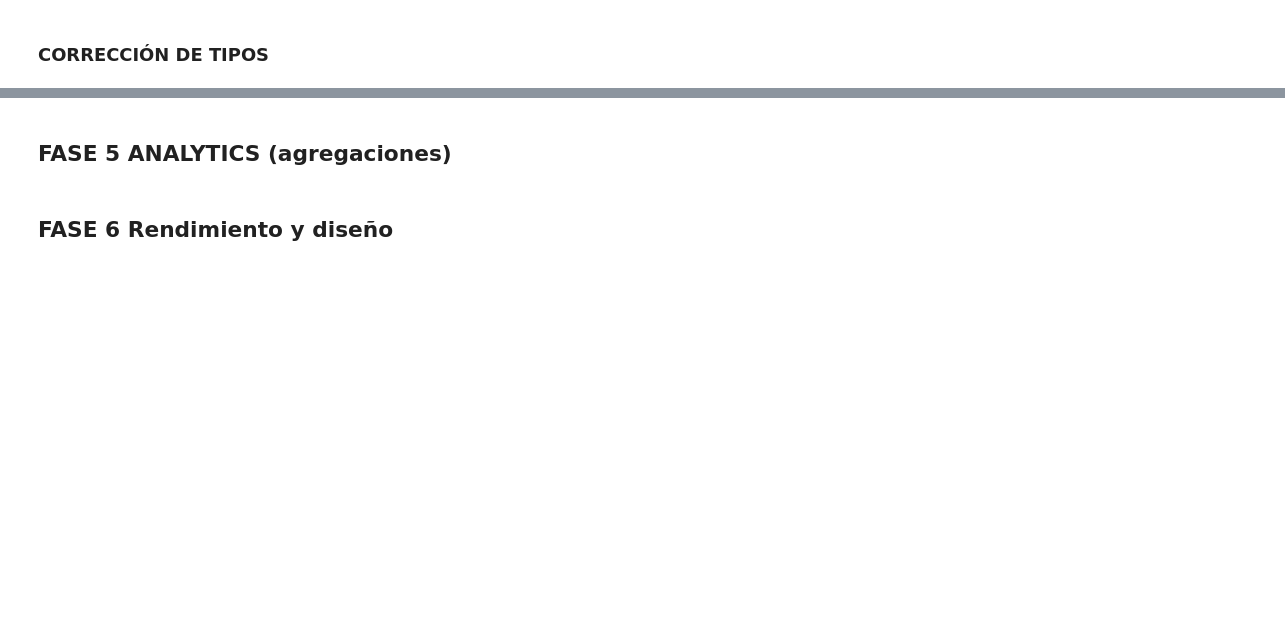
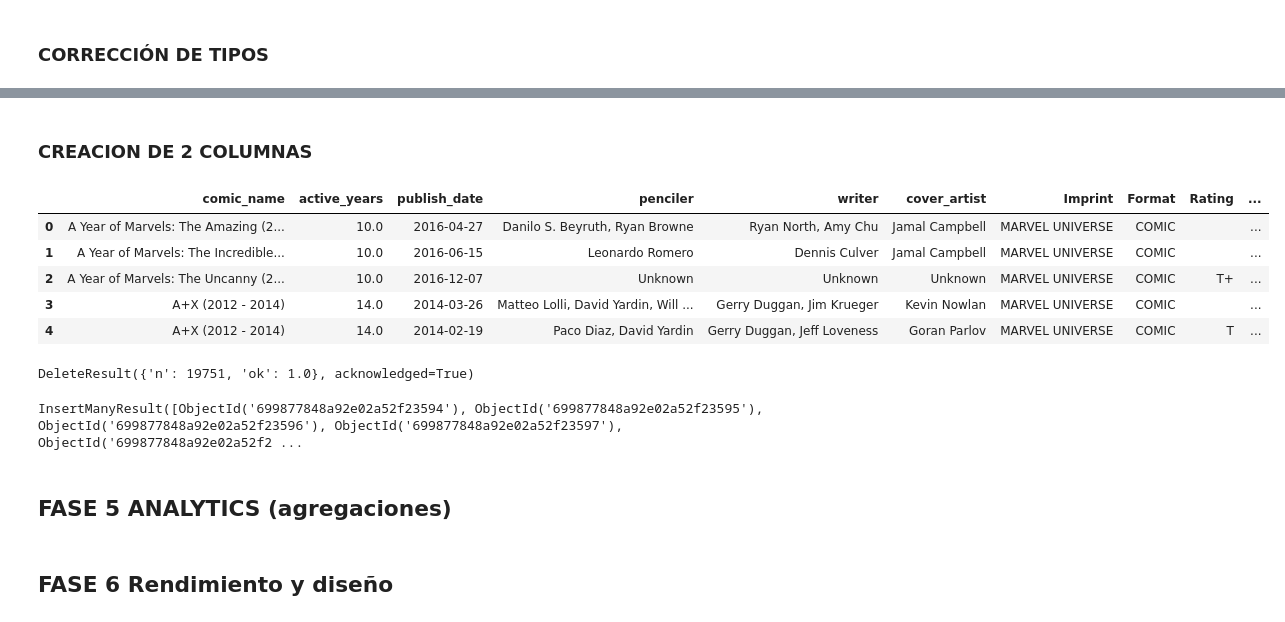
Before and after one commit to AntonioDavid333/tarea2-mongoDB, a Jupyter notebook: act1.ipynb, the cells around one changed output, grey strips where cells are left out. Drawn from its saved outputs; the diff is of its cells as text; code cells hidden in the pictures; blank space fills up the shorter version.

```diff
--- a/act1.ipynb
+++ b/act1.ipynb
@@ -449,5 +453,42 @@ Price                  float64
 id                       int64
 dtype: object
+# %% [markdown]
+### CREACION DE 2 COLUMNAS
+# %%
+#COLUMNA DE AÑOS ACTIVOS CONTANDO SUS AÑOS DESDE LANZAMIENTO
+current_year = datetime.now().year
+df_cur["active_years"] = current_year - df_cur["release_year"]
+# %%
+#COLUMNA DE DÉCADA
+df_cur["decade"] = (df_cur["release_year"] // 10 * 10).astype("Int64").astype("category")
+# %%
+#df_cur.columns = df_cur.columns.str.title()
+df_cur.head()
+# %% [output]
+|  | comic_name | active_years | publish_date | penciler | writer | cover_artist | Imprint | Format | Rating | ... |
+| 0 | A Year of Marvels: The Amazing (2... | 10.0 | 2016-04-27 | Danilo S. Beyruth, Ryan Browne | Ryan North, Amy Chu | Jamal Campbell | MARVEL UNIVERSE | COMIC |  | ... |
+| 1 | A Year of Marvels: The Incredible... | 10.0 | 2016-06-15 | Leonardo Romero | Dennis Culver | Jamal Campbell | MARVEL UNIVERSE | COMIC |  | ... |
+| 2 | A Year of Marvels: The Uncanny (2... | 10.0 | 2016-12-07 | Unknown | Unknown | Unknown | MARVEL UNIVERSE | COMIC | T+ | ... |
+| 3 | A+X (2012 - 2014) | 14.0 | 2014-03-26 | Matteo Lolli, David Yardin, Will ... | Gerry Duggan, Jim Krueger | Kevin Nowlan | MARVEL UNIVERSE | COMIC |  | ... |
+| 4 | A+X (2012 - 2014) | 14.0 | 2014-02-19 | Paco Diaz, David Yardin | Gerry Duggan, Jeff Loveness | Goran Parlov | MARVEL UNIVERSE | COMIC | T | ... |
+# %%
+db.curated_marvel.delete_many({})
+# %% [output]
+DeleteResult({'n': 19751, 'ok': 1.0}, acknowledged=True)
+# %%
+#INSERCIÓN EN LA BASE DE DATOS
+df_to_insert = df_cur.copy()
+
+df_to_insert["creators"] = (
+    df_to_insert[["writer", "penciler", "cover_artist"]]
+    .to_dict(orient="records")
+)
+df_to_insert.rename(columns={"_Id": "_id"}, inplace=True)
+df_to_insert.drop(columns=["writer", "penciler", "cover_artist"], inplace=True)
+records = df_to_insert.to_dict(orient="records")
+db.curated_marvel.insert_many(records)
+# %% [output]
+InsertManyResult([ObjectId('699877848a92e02a52f23594'), ObjectId('699877848a92e02a52f23595'), ObjectId('699877848a92e02a52f23596'), ObjectId('699877848a92e02a52f23597'), ObjectId('699877848a92e02a52f2 ...
 # %% [markdown]
 ## FASE 5 ANALYTICS (agregaciones)
 # %% [markdown]
```
Also changed, not shown: parts of 16 cells of this notebook.
